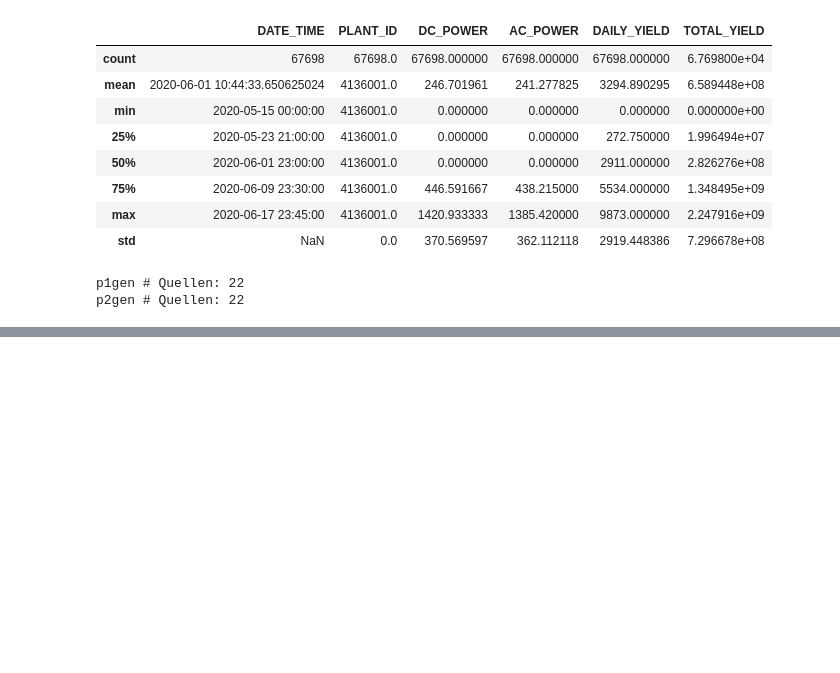
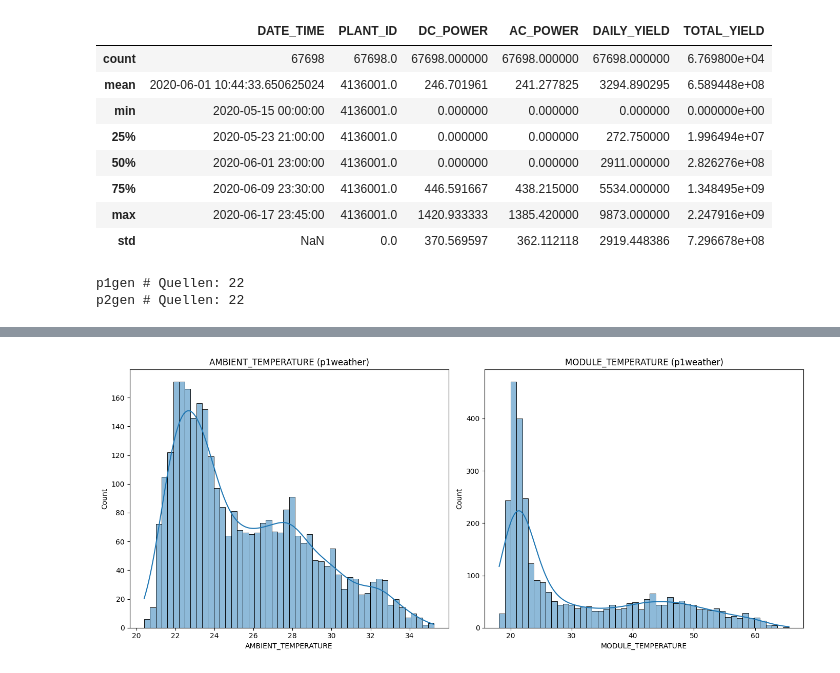
Before and after one commit to xbyjoex/PPP-Project, a Jupyter notebook: Preprocessing.ipynb, the cells around one changed output, grey strips where cells are left out. Cells and saved outputs as stored; diff of their text form; code cells hidden in the pictures; blank space fills up the shorter version.

```diff
--- a/Preprocessing.ipynb
+++ b/Preprocessing.ipynb
@@ -167,0 +241,24 @@ plt.show()
+# %%
+def datetime_to_float(dt):
+    return dt.day + dt.hour / 24 + dt.minute / 1440
+
+# Neue Spalte mit den umgewandelten Werten hinzufügen
+p1gen['DATETIME_FLOAT'] = p1gen['DATE_TIME'].apply(datetime_to_float)
+p2gen['DATETIME_FLOAT'] = p2gen['DATE_TIME'].apply(datetime_to_float)
+p1weather['DATETIME_FLOAT'] = p1weather['DATE_TIME'].apply(datetime_to_float)
+p2weather['DATETIME_FLOAT'] = p2weather['DATE_TIME'].apply(datetime_to_float)
+# %%
+plt.figure(figsize=(14, 6))
+
+plt.subplot(1, 2, 1)
+sns.histplot(p1weather['AMBIENT_TEMPERATURE'], bins=50, kde=True)
+plt.title('AMBIENT_TEMPERATURE (p1weather)')
+
+plt.subplot(1, 2, 2)
+sns.histplot(p1weather['MODULE_TEMPERATURE'], bins=50, kde=True)
+plt.title('MODULE_TEMPERATURE (p1weather)')
+
+plt.tight_layout()
+plt.show()
+# %% [output]
+[figure, added]
```
Also changed, not shown: parts of 16 cells of this notebook, 2 other files.
